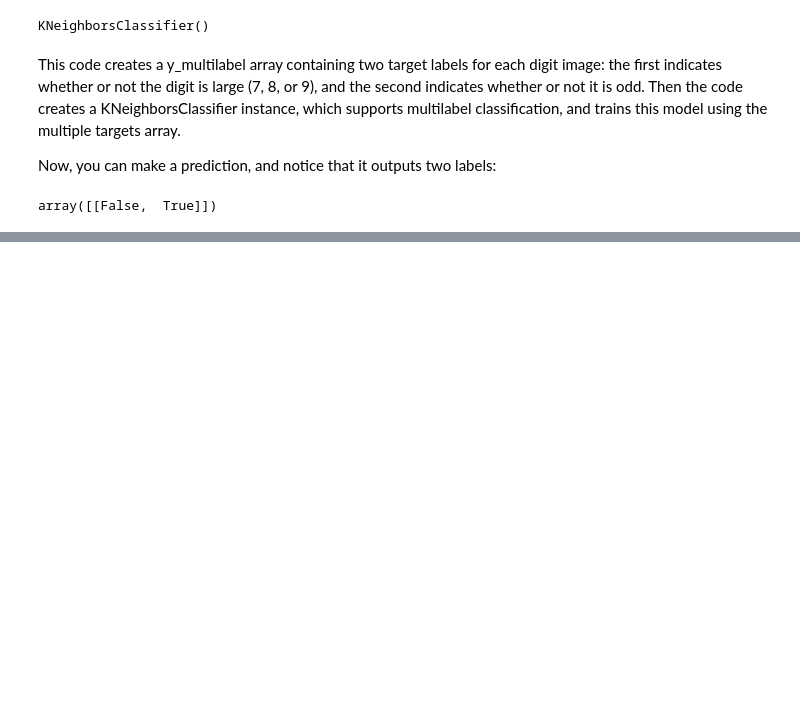
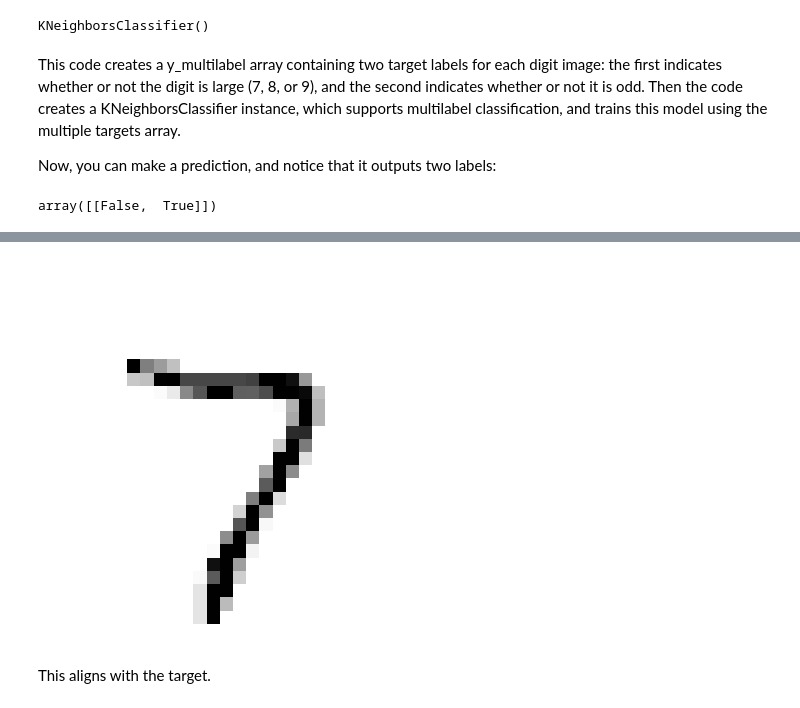
Before and after one commit to leetierney/study, a Jupyter notebook: ml/hands_on_ml/1_ml_landscape/ch3/1_3_classification.ipynb, the cells around one changed output, grey strips where cells are left out. Saved outputs shown, nothing was run; the diff lists cells and outputs as text; code cells hidden in the pictures; blank space fills up the shorter version.

```diff
--- a/ml/hands_on_ml/1_ml_landscape/ch3/1_3_classification.ipynb
+++ b/ml/hands_on_ml/1_ml_landscape/ch3/1_3_classification.ipynb
@@ -516,0 +577,10 @@ array([[False,  True]])
+# %%
+knn_clf = KNeighborsClassifier()
+knn_clf.fit(X_train_mod, y_train_mod)
+clean_digit = knn_clf.predict([X_test_mod[0]])
+plot_digit(clean_digit)
+plt.show()
+# %% [output]
+[figure, added]
+# %% [markdown]
+<p>This aligns with the target. </p>
```
Also changed, not shown: parts of 8 cells of this notebook.
